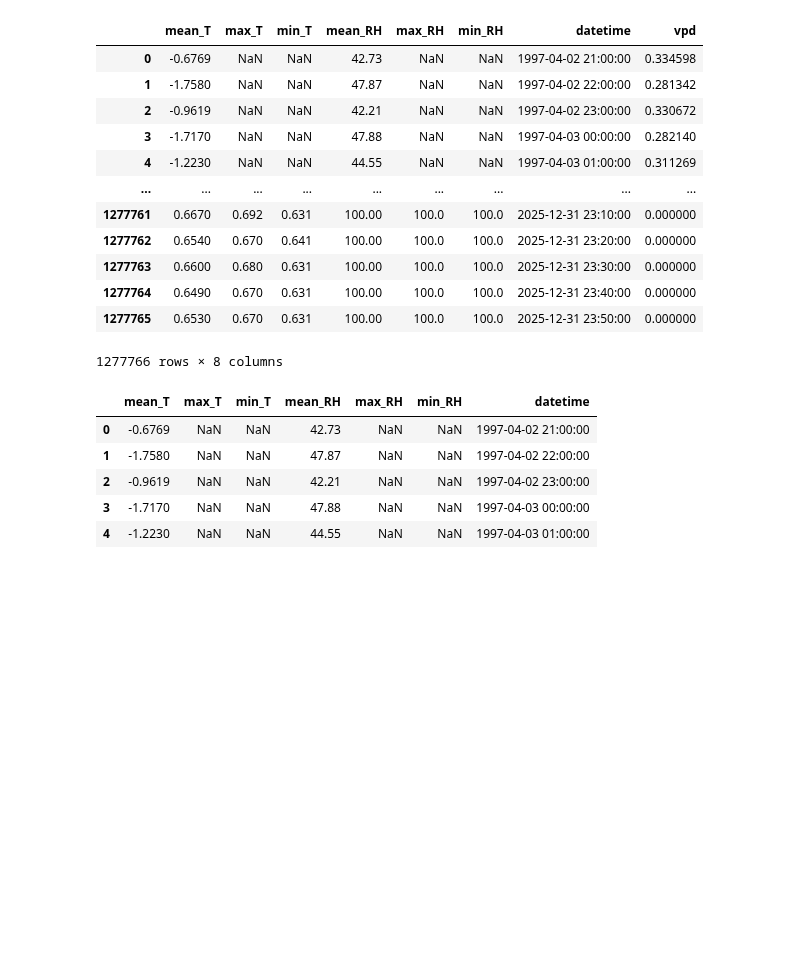
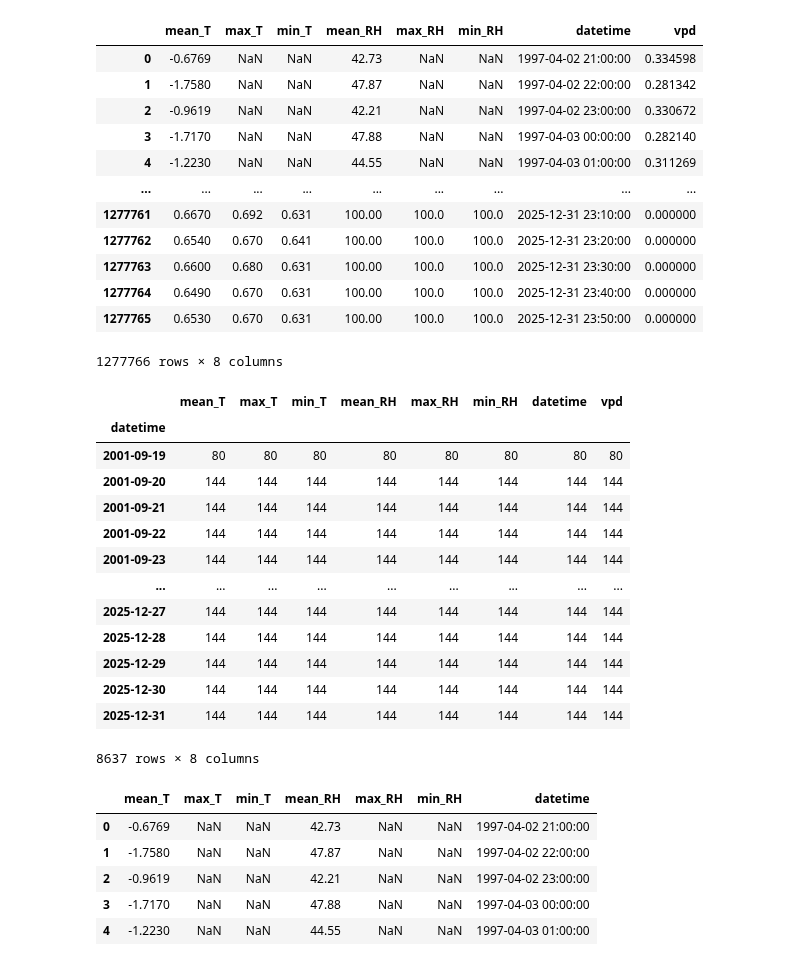
Before and after one commit to jnatali/sagehen_meadows, a Jupyter notebook: scripts/climate/VPD_long_term_analysis.ipynb, the cells around one changed output. Drawn from its saved outputs; the diff is of its cells as text; code cells hidden in the pictures; blank space fills up the shorter version.

```diff
--- a/scripts/climate/VPD_long_term_analysis.ipynb
+++ b/scripts/climate/VPD_long_term_analysis.ipynb
@@ -142,6 +142,25 @@ weather_full
 | 1277764 | 0.6490 | 0.670 | 0.631 | 100.00 | 100.0 | 100.0 | 2025-12-31 23:40:00 | 0.000000 |
 | 1277765 | 0.6530 | 0.670 | 0.631 | 100.00 | 100.0 | 100.0 | 2025-12-31 23:50:00 | 0.000000 |
 1277766 rows × 8 columns
+# %%
+weather_full_temp = weather_full.groupby(weather_full['datetime'].apply(lambda val: val.date())).count()
+weather_full_temp = weather_full_temp[weather_full_temp['datetime'] > 24]
+weather_full_temp
+# %% [output]
+|  | mean_T | max_T | min_T | mean_RH | max_RH | min_RH | datetime | vpd |
+| datetime |  |  |  |  |  |  |  |  |
+| 2001-09-19 | 80 | 80 | 80 | 80 | 80 | 80 | 80 | 80 |
+| 2001-09-20 | 144 | 144 | 144 | 144 | 144 | 144 | 144 | 144 |
+| 2001-09-21 | 144 | 144 | 144 | 144 | 144 | 144 | 144 | 144 |
+| 2001-09-22 | 144 | 144 | 144 | 144 | 144 | 144 | 144 | 144 |
+| 2001-09-23 | 144 | 144 | 144 | 144 | 144 | 144 | 144 | 144 |
+| ... | ... | ... | ... | ... | ... | ... | ... | ... |
+| 2025-12-27 | 144 | 144 | 144 | 144 | 144 | 144 | 144 | 144 |
+| 2025-12-28 | 144 | 144 | 144 | 144 | 144 | 144 | 144 | 144 |
+| 2025-12-29 | 144 | 144 | 144 | 144 | 144 | 144 | 144 | 144 |
+| 2025-12-30 | 144 | 144 | 144 | 144 | 144 | 144 | 144 | 144 |
+| 2025-12-31 | 144 | 144 | 144 | 144 | 144 | 144 | 144 | 144 |
+8637 rows × 8 columns
 # %%
 ### Transformations for the 1997-2019 data
 # Not needed-- use full dataset instead
```
Also changed, not shown: 2 other files.
